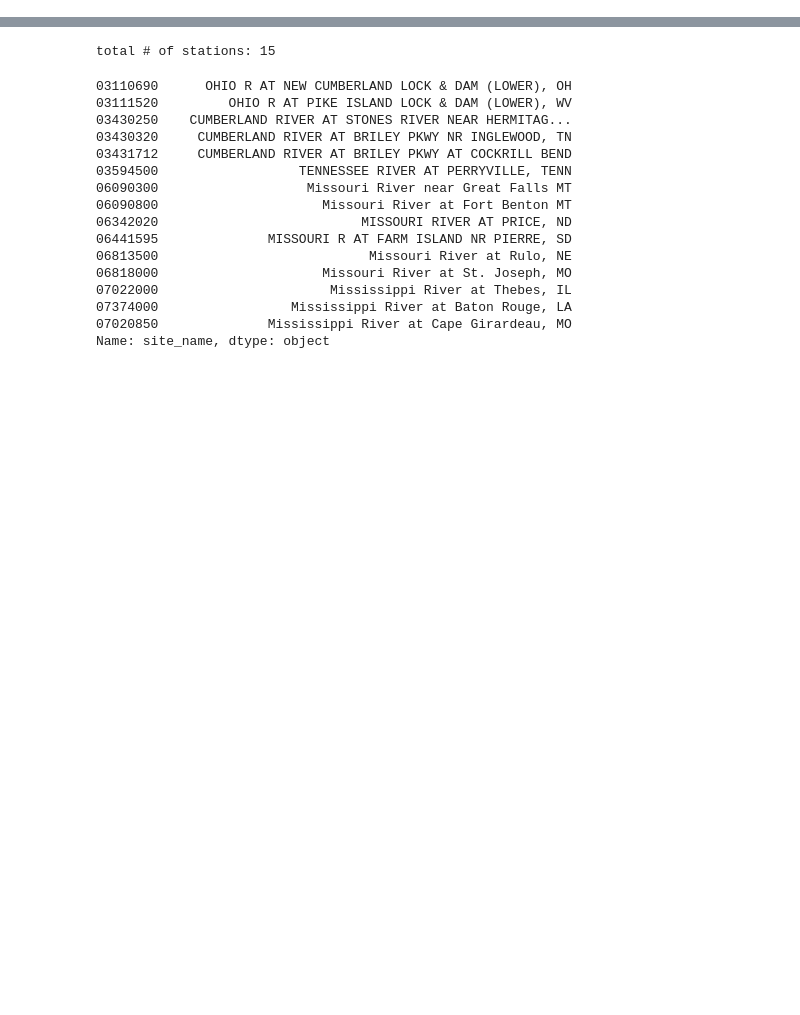
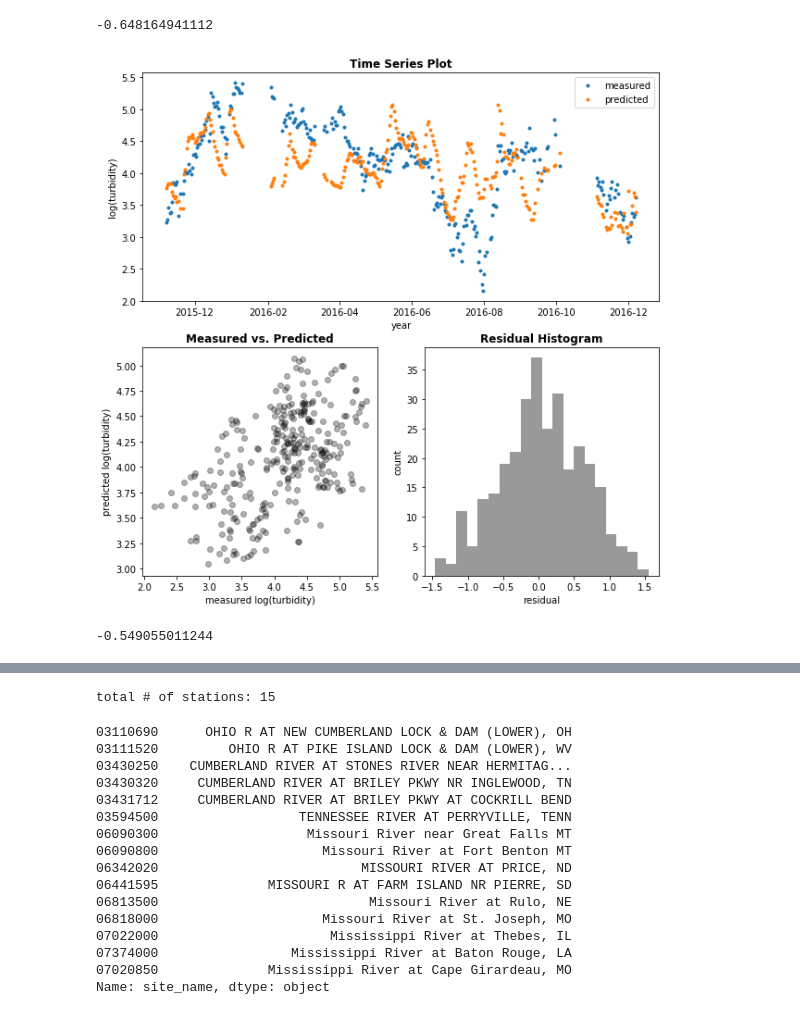
Before and after one commit to sealoving/Liang_Metis, a Jupyter notebook: Project_2/Luther_feature_selection.ipynb, the cells around one changed output, grey strips where cells are left out. Cells and saved outputs as stored; diff of their text form; code cells hidden in the pictures; blank space fills up the shorter version.

```diff
--- a/Project_2/Luther_feature_selection.ipynb
+++ b/Project_2/Luther_feature_selection.ipynb
@@ -97,0 +84,34 @@ for key in d_select.keys():
+# %%
+# apply log transformation to all variables
+lr = LinearRegression()
+data = df[selected].dropna().apply(np.log)
+data = data.replace([np.inf, -np.inf], np.nan)
+data = data.dropna(axis=1)
+
+# data = data.sample(frac=1)
+
+X = data.drop(['turbidity'],axis=1)
+y = data['turbidity']
+
+n = 1200
+X_train = X.iloc[:n,:]
+y_train = y[:n]
+X_test = X.iloc[n:,]
+y_test = y[n:]
+
+lr.fit(X_train,y_train)
+# lr.fit(X,y)
+print(lr.score(X_test,y_test))
+y_pred = lr.predict(X_test)
+plotfit(X_test,y_test,lr)
+# %% [output]
+-0.648164941112
+[figure, added]
+# %%
+sumE = 0
+for i in range(len(y_pred)):
+    sumE += (y_pred[i]-y_test[i])**2
+sumE = sumE/len(y_pred)
+print(1-sumE/y_test.var())
+# %% [output]
+-0.549055011244
```
Also changed, not shown: parts of 16 cells of this notebook.
